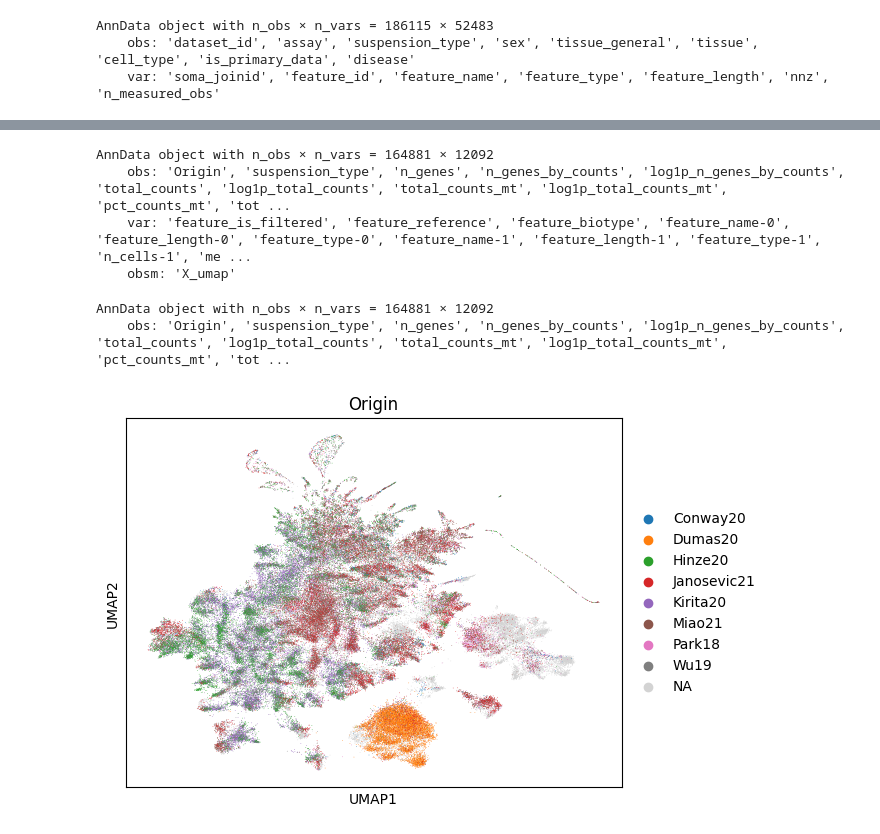
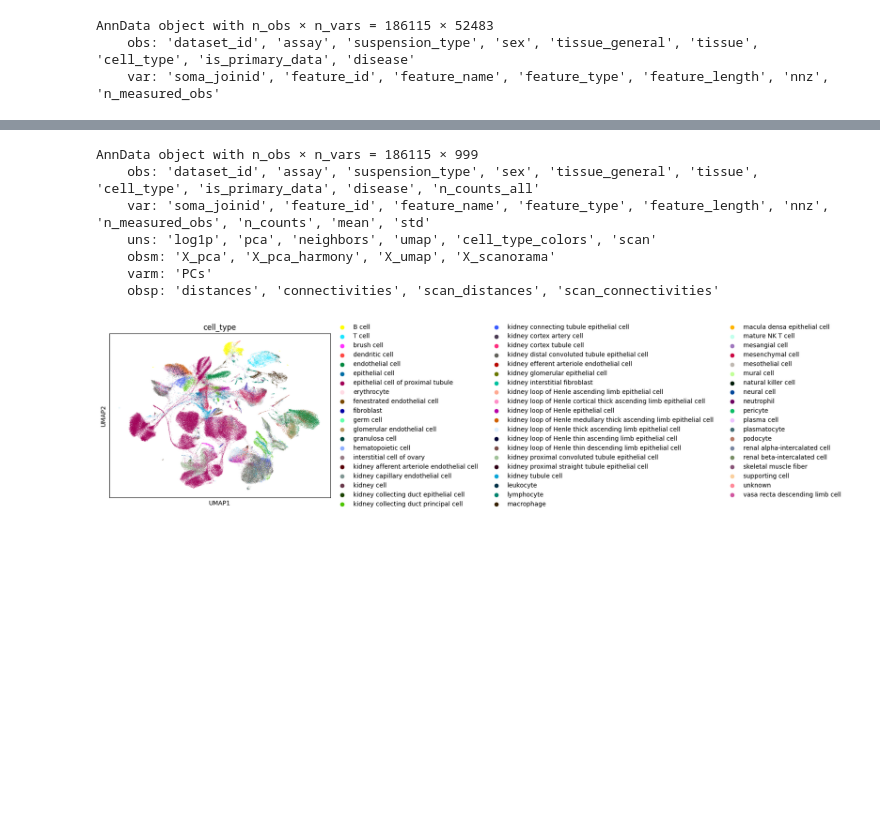
Before and after one commit to aumchampaneri/Biochemistry-BS, a Jupyter notebook: Human Kidney Atlas/Cell Hint Mm Test.ipynb, the cells around one changed output, grey strips where cells are left out. Cells and saved outputs as stored; diff of their text form; code cells hidden in the pictures; blank space fills up the shorter version.

Commit message:
harmonypy UMAP for nor0 data more cellhint testing stuff

```diff
--- a/Human Kidney Atlas/Cell Hint Mm Test.ipynb
+++ b/Human Kidney Atlas/Cell Hint Mm Test.ipynb
@@ -71,7 +65,0 @@ adata.X
-# %%
-adata_0 = sc.read_h5ad('/Users/aumchampaneri/Downloads/a8debecc-5247-45fa-8cdb-1b6b36a4670b.h5ad')
-adata_1 = sc.read_h5ad('/Users/aumchampaneri/Downloads/22a77471-506b-43b0-899f-c00bb123d34e.h5ad')
-adata_2 = sc.read_h5ad('/Users/aumchampaneri/Downloads/c9f26c31-4967-4fda-9b17-a0bb0dde1940.h5ad')
-
-# Concatenate the datasets
-adata = adata_0.concatenate(adata_1, adata_2)
@@ -78,29 +83,10 @@ adata = adata_0.concatenate(adata_1, adata_2)
 # %%
 adata
 # %% [output]
-AnnData object with n_obs × n_vars = 164881 × 12092
-    obs: 'Origin', 'suspension_type', 'n_genes', 'n_genes_by_counts', 'log1p_n_genes_by_counts', 'total_counts', 'log1p_total_counts', 'total_counts_mt', 'log1p_total_counts_mt', 'pct_counts_mt', 'tot ...
-    var: 'feature_is_filtered', 'feature_reference', 'feature_biotype', 'feature_name-0', 'feature_length-0', 'feature_type-0', 'feature_name-1', 'feature_length-1', 'feature_type-1', 'n_cells-1', 'me ...
-    obsm: 'X_umap'
+AnnData object with n_obs × n_vars = 186115 × 999
+    obs: 'dataset_id', 'assay', 'suspension_type', 'sex', 'tissue_general', 'tissue', 'cell_type', 'is_primary_data', 'disease', 'n_counts_all'
+    var: 'soma_joinid', 'feature_id', 'feature_name', 'feature_type', 'feature_length', 'nnz', 'n_measured_obs', 'n_counts', 'mean', 'std'
+    uns: 'log1p', 'pca', 'neighbors', 'umap', 'cell_type_colors', 'scan'
+    obsm: 'X_pca', 'X_pca_harmony', 'X_umap', 'X_scanorama'
+    varm: 'PCs'
+    obsp: 'distances', 'connectivities', 'scan_distances', 'scan_connectivities'
-# %%
-del adata.var
-del adata.uns
-del adata.obsm
-adata
-# %% [output]
-AnnData object with n_obs × n_vars = 164881 × 12092
-    obs: 'Origin', 'suspension_type', 'n_genes', 'n_genes_by_counts', 'log1p_n_genes_by_counts', 'total_counts', 'log1p_total_counts', 'total_counts_mt', 'log1p_total_counts_mt', 'pct_counts_mt', 'tot ...
-# %%
-# Basic filtering
-# Filter out cells that express fewer than 500 genes to remove low-quality cells, empty droplets, and debris.
-sc.pp.filter_cells(adata, min_genes=500, inplace=True)
-# Filter out genes that are detected in fewer than 3 cells to eliminate technical noise and very rarely expressed genes.
-sc.pp.filter_genes(adata, min_cells=3, inplace=True)
-
-sc.pp.normalize_total(adata, target_sum = 1e4)
-sc.pp.log1p(adata)
-sc.pp.highly_variable_genes(adata, batch_key = 'Origin', subset = True)
-sc.pp.scale(adata, max_value = 10)
-sc.tl.pca(adata)
-sc.pp.neighbors(adata)
-sc.tl.umap(adata)
@@ -107,5 +97,4 @@ sc.tl.umap(adata)
 # %%
-sc.pp.combat(adata)
-sc.pl.umap(adata, color = 'Origin')
+sc.pl.umap(adata, color = "cell_type", legend_loc = "right margin")
 # %% [output]
-[figure, old version]
+[figure, new version]
```
Also changed, not shown: parts of 13 cells of this notebook.
